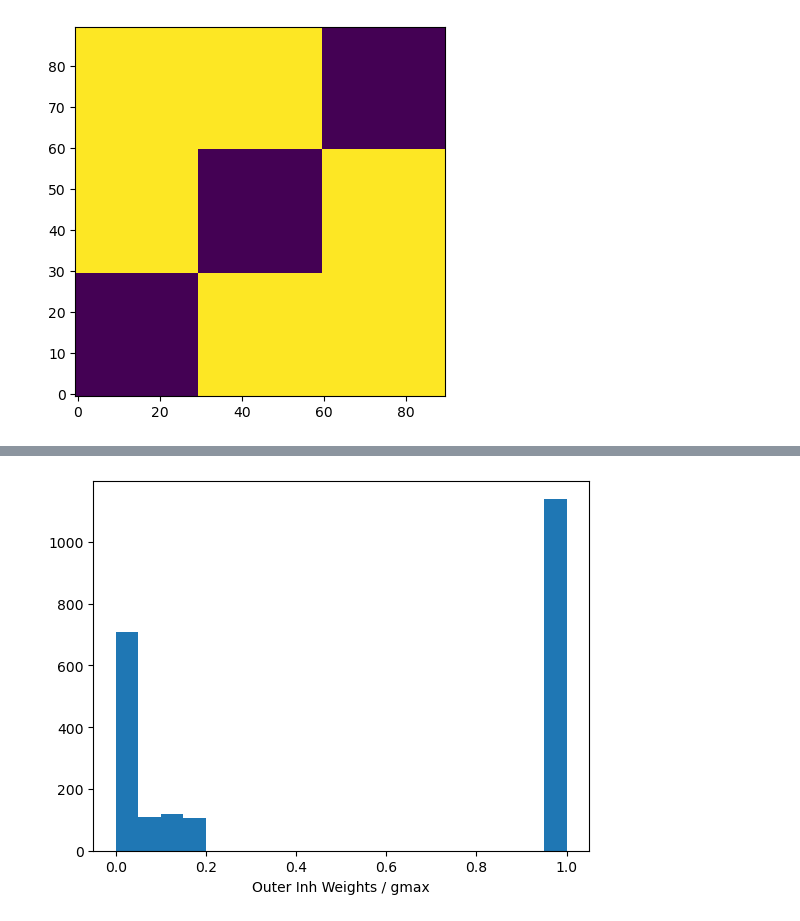
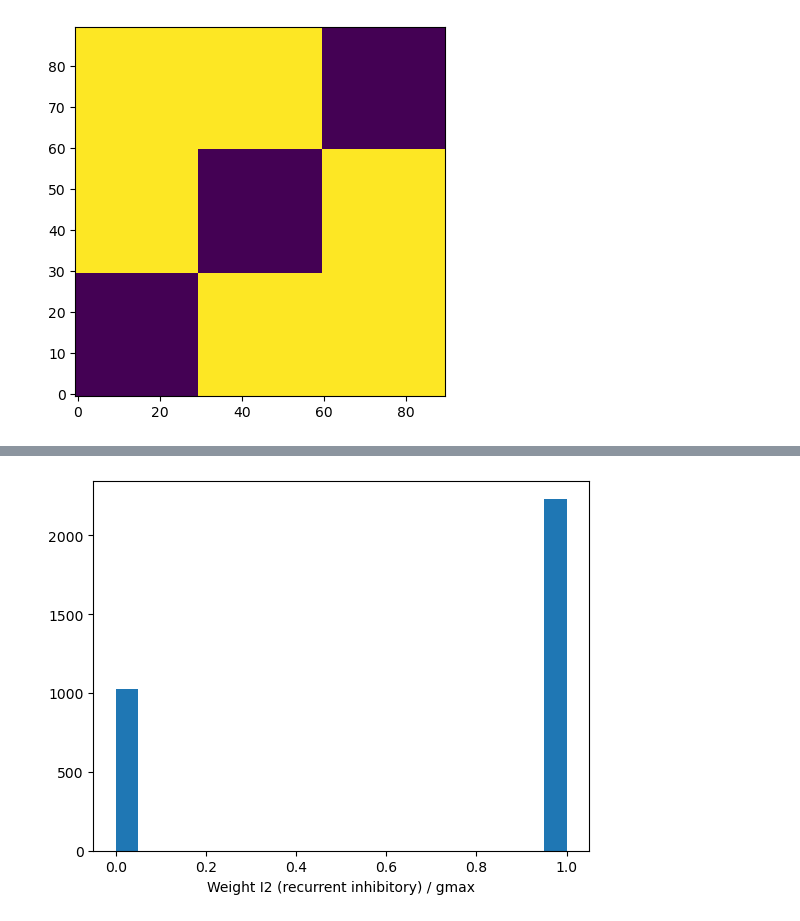
Before and after one commit to ch3rryblossom/sudoku-network, a Jupyter notebook: tri_inh_exc_stdp.ipynb, the cells around one changed output, grey strips where cells are left out. Cells and saved outputs as stored; diff of their text form; code cells hidden in the pictures.

```diff
--- a/tri_inh_exc_stdp.ipynb
+++ b/tri_inh_exc_stdp.ipynb
@@ -65,10 +65,10 @@ imshow(matrix, origin='lower');
 # %% [output]
 [figure]
 # %%
-inh = 0.1
-exc = 0.01
+inh = 0.005
+exc = 0.1
 
-p = 0.8
+p = 0.6
 exc_matrix = choice(2, (n_e, n_i), p=[1-p, p])
 inh_matrix = exc_matrix.T
 
@@ -95,20 +95,24 @@ tau_stdp = 200*ms
 
 gmax = 1.0
 
+I1 = Synapses(Gi, Gi, on_pre='v = out * (1-exp(-(tp * log(1/(1 - g*(v_post - inh)/curr)))/tp))')
 
-I1 = Synapses(Gi, Gi,
-              '''w : 1
-              dApre/dt = -Apre/tau_stdp : 1 (event-driven)
-              dApost/dt = -Apost/tau_stdp : 1 (event-driven)
-              ''',
-              on_pre='''Apre += 0.4
-              w = clip(w + Apost, 0, gmax)
-              v = out * (1-exp(-(tp * log(1/(1 - g*(v_post - inh*w)/curr)))/tp))''',
-              on_post='''Apost -= 0.4
-              w = clip(w + Apre, 0, gmax)
-              ''')
+# I1 = Synapses(Gi, Gi,
+#               '''w : 1
+#               dApre/dt = -Apre/tau_stdp : 1 (event-driven)
+#               dApost/dt = -Apost/tau_stdp : 1 (event-driven)
+#               ''',
+#               on_pre='''Apre += 0.4
+#               w = clip(w + Apost, 0, gmax)
+#               v = out * (1-exp(-(tp * log(1/(1 - g*(v_post - inh*w)/curr)))/tp))''',
+#               on_post='''Apost -= 0.4
+#               w = clip(w + Apre, 0, gmax)
+#               ''')
 
 # Excitatory synapses
+
+# E1 = Synapses(Ge, Gi, on_pre='v = out * (1-exp(-(tp * log(1/(1 - g*(v_post + exc)/curr)))/tp))')
+
 E1 = Synapses(Ge, Gi,
               '''w : 1
               dApre/dt = -Apre/tau_stdp : 1 (event-driven)
@@ -122,6 +126,9 @@ E1 = Synapses(Ge, Gi,
               ''')
 
 # Inhibitory recurrent synapses
+
+# I2 = Synapses(Gi, Ge, on_pre='v = out * (1-exp(-(tp * log(1/(1 - g*(v_post - inh)/curr)))/tp))')
+
 I2 = Synapses(Gi, Ge,
               '''w : 1
               dApre/dt = -Apre/tau_stdp : 1 (event-driven)
@@ -143,8 +150,9 @@ I2.connect(i=si2, j=ti2)
 
 M1 = StateMonitor(Gi, 'v', record=True)
 Sp1 = SpikeMonitor(Gi)
-Wmon = StateMonitor(I1, 'w', record=True)
-I1.w = 'rand() * gmax * 0.2'
+WmonI2 = StateMonitor(I2, 'w', record=True)
+WmonE1 = StateMonitor(E1, 'w', record=True)
+# I1.w = 'rand() * gmax * 0.2'
 E1.w = 'rand() * gmax * 0.2'
 I2.w = 'rand() * gmax * 0.2'
 # %%
@@ -167,5 +186,5 @@ show()
 # %%
-hist(I2.w / gmax, 20)
-xlabel('Outer Inh Weights / gmax');
+hist(WmonI2.w[:,10000], 20)
+xlabel('Weight I2 (recurrent inhibitory) / gmax');
 # %% [output]
-[figure, old version]
+[figure, new version]
```
Also changed, not shown: parts of 10 cells of this notebook, 5 other files.
